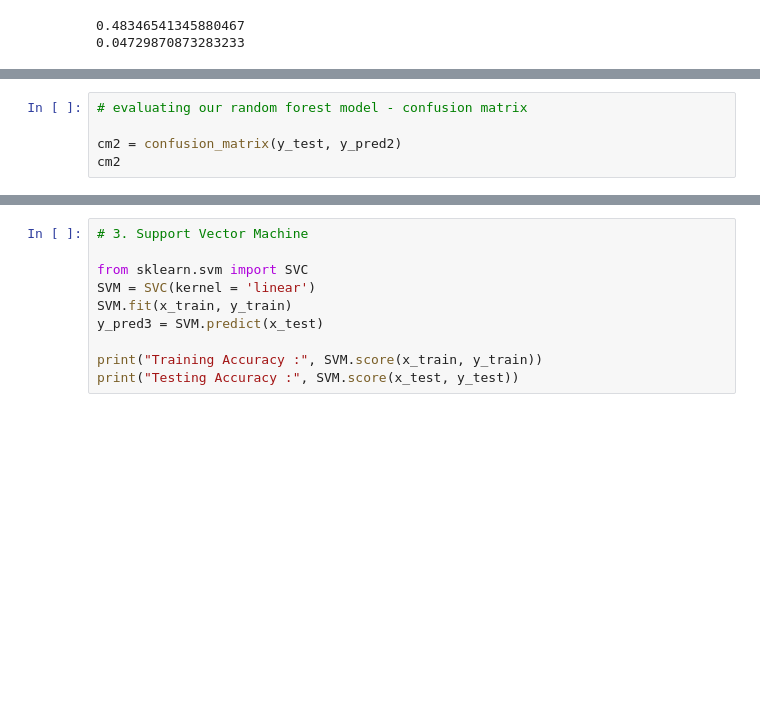
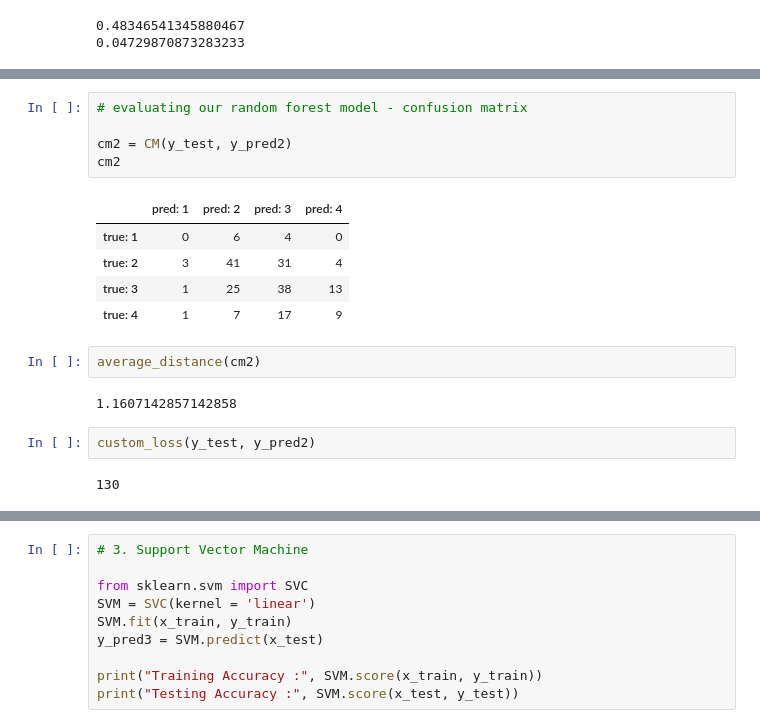
Before and after one commit to kyle1903/cuni_sw_project, a Jupyter notebook: pandas.ipynb, the cells around one changed output, grey strips where cells are left out. Saved outputs shown, nothing was run; the diff lists cells and outputs as text; blank space fills up the shorter version.

```diff
--- a/pandas.ipynb
+++ b/pandas.ipynb
@@ -648,8 +711,22 @@ Testing Accuracy : 0.405
 # %%
 # evaluating our random forest model - confusion matrix
 
-cm2 = confusion_matrix(y_test, y_pred2)
+cm2 = CM(y_test, y_pred2)
 cm2
+# %% [output]
+|  | pred: 1 | pred: 2 | pred: 3 | pred: 4 |
+| true: 1 | 0 | 6 | 4 | 0 |
+| true: 2 | 3 | 41 | 31 | 4 |
+| true: 3 | 1 | 25 | 38 | 13 |
+| true: 4 | 1 | 7 | 17 | 9 |
+# %%
+average_distance(cm2)
+# %% [output]
+1.1607142857142858
+# %%
+custom_loss(y_test, y_pred2)
+# %% [output]
+130
 # %%
 # evaluating our random forest model - cross validation
 
```
Also changed, not shown: parts of 22 cells of this notebook.
